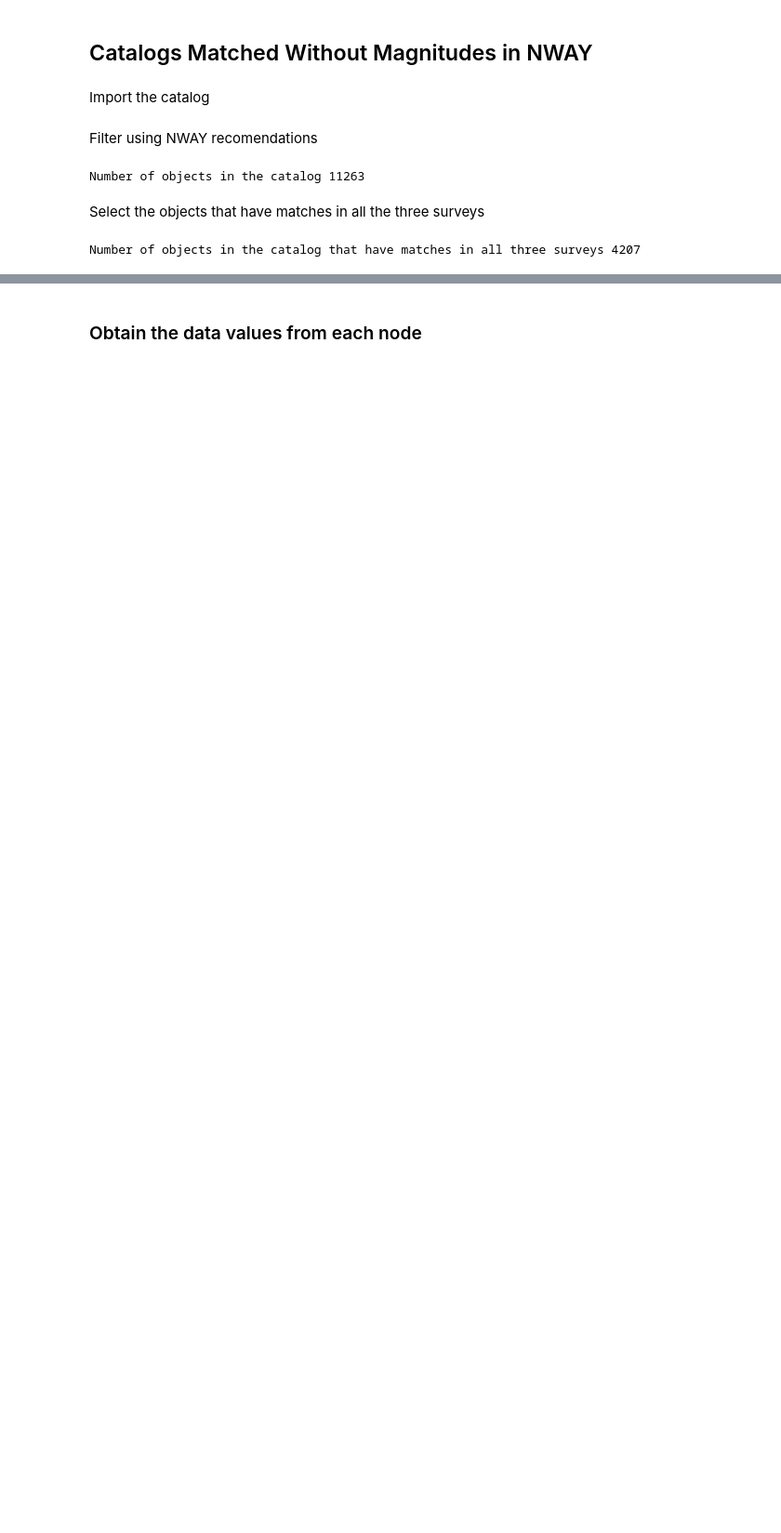
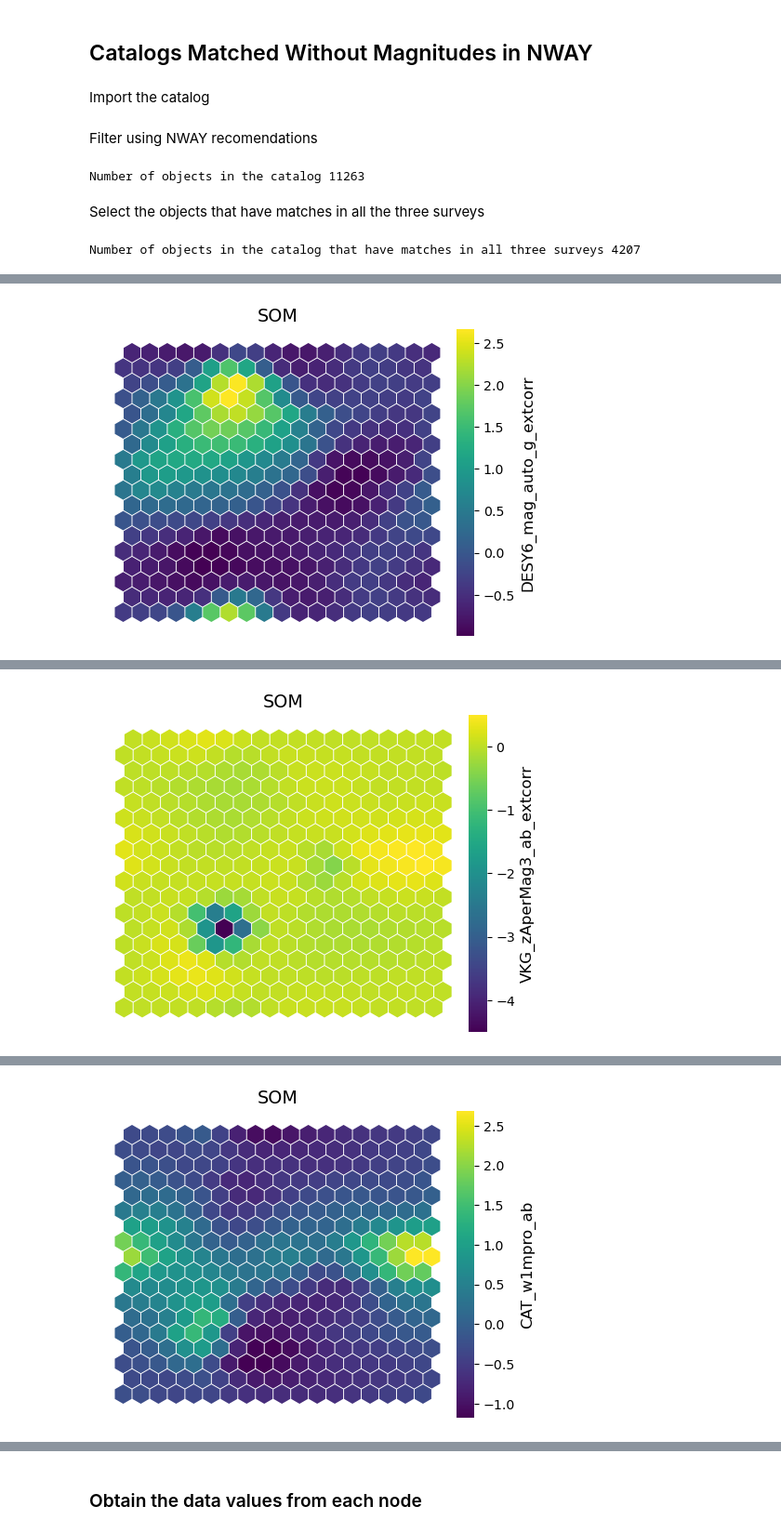
Before and after one commit to theWebTardigrade/fundamental-properties-of-EMU-radio-sources, a Jupyter notebook: code/4_SOMs.ipynb, the cells around one changed output, grey strips where cells are left out. Shown at 93% size. Saved outputs shown, nothing was run; the diff lists cells and outputs as text; code cells hidden in the pictures; blank space fills up the shorter version.

```diff
--- a/code/4_SOMs.ipynb
+++ b/code/4_SOMs.ipynb
@@ -110,0 +373,10 @@ Select the columns to run the SOMs
+# %%
+for i in range(len(columns)):
+    som.plot_map_by_feature(
+        feature_ix= i,
+        show=True,
+        print_out=True,
+        cbar_label=catalog_som_clean.columns[i],
+    )
+# %% [output]
+[figure, added]
@@ -110,0 +385 @@ Select the columns to run the SOMs
+[figure, added]
@@ -110,0 +388 @@ Select the columns to run the SOMs
+[figure, added]
```
Also changed, not shown: parts of 27 cells of this notebook, 11 other files.
